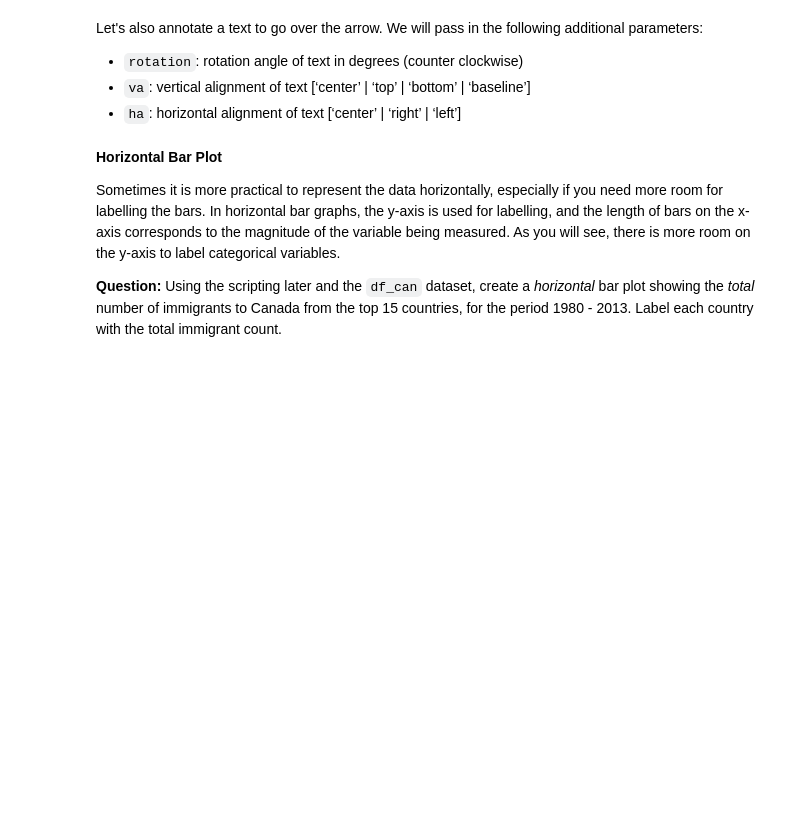
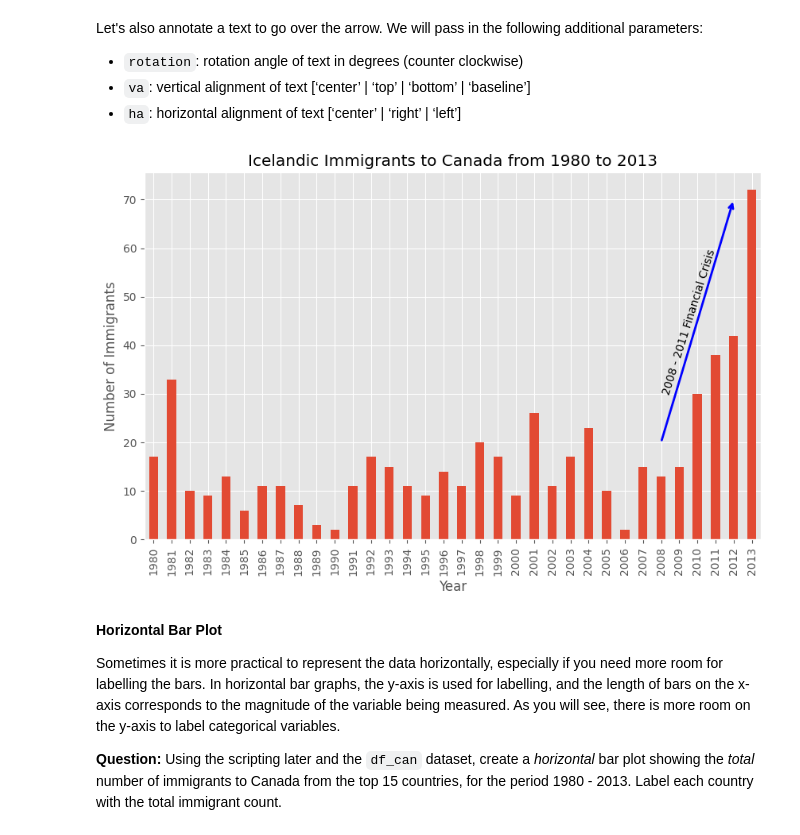
Before and after one commit to sammizewskiperscholas/pandas_demos, a Jupyter notebook: coursera_labs_visualization/DV0101EN-Exercise-Area-Plots-Histograms-and-Bar-Charts.ipynb, the cells around one changed output. Saved outputs shown, nothing was run; the diff lists cells and outputs as text; code cells hidden in the pictures; blank space fills up the shorter version.

```diff
--- a/coursera_labs_visualization/DV0101EN-Exercise-Area-Plots-Histograms-and-Bar-Charts.ipynb
+++ b/coursera_labs_visualization/DV0101EN-Exercise-Area-Plots-Histograms-and-Bar-Charts.ipynb
@@ -524,27 +674,29 @@ Let's also annotate a text to go over the arrow.  We will pass in the following
 # %%
 df_iceland.plot(kind='bar', figsize=(10, 6), rot=90)
 
 plt.xlabel('Year')
 plt.ylabel('Number of Immigrants')
 plt.title('Icelandic Immigrants to Canada from 1980 to 2013')
 
 # Annotate arrow
 plt.annotate('',  # s: str. will leave it blank for no text
              xy=(32, 70),  # place head of the arrow at point (year 2012 , pop 70)
              xytext=(28, 20),  # place base of the arrow at point (year 2008 , pop 20)
              xycoords='data',  # will use the coordinate system of the object being annotated
              arrowprops=dict(arrowstyle='->', connectionstyle='arc3', color='blue', lw=2)
              )
 
 # Annotate Text
 plt.annotate('2008 - 2011 Financial Crisis',  # text to display
              xy=(28, 30),  # start the text at at point (year 2008 , pop 30)
              rotation=72.5,  # based on trial and error to match the arrow
-             va='bottom',  # want the text to be vertically 'bottom' aligned
+             va='baseline',  # want the text to be vertically 'bottom' aligned
              ha='left',  # want the text to be horizontally 'left' algned.
              )
 
 plt.show()
+# %% [output]
+[figure, added]
 # %% [markdown]
 **Horizontal Bar Plot**
 
```
Also changed, not shown: parts of 36 cells of this notebook.
